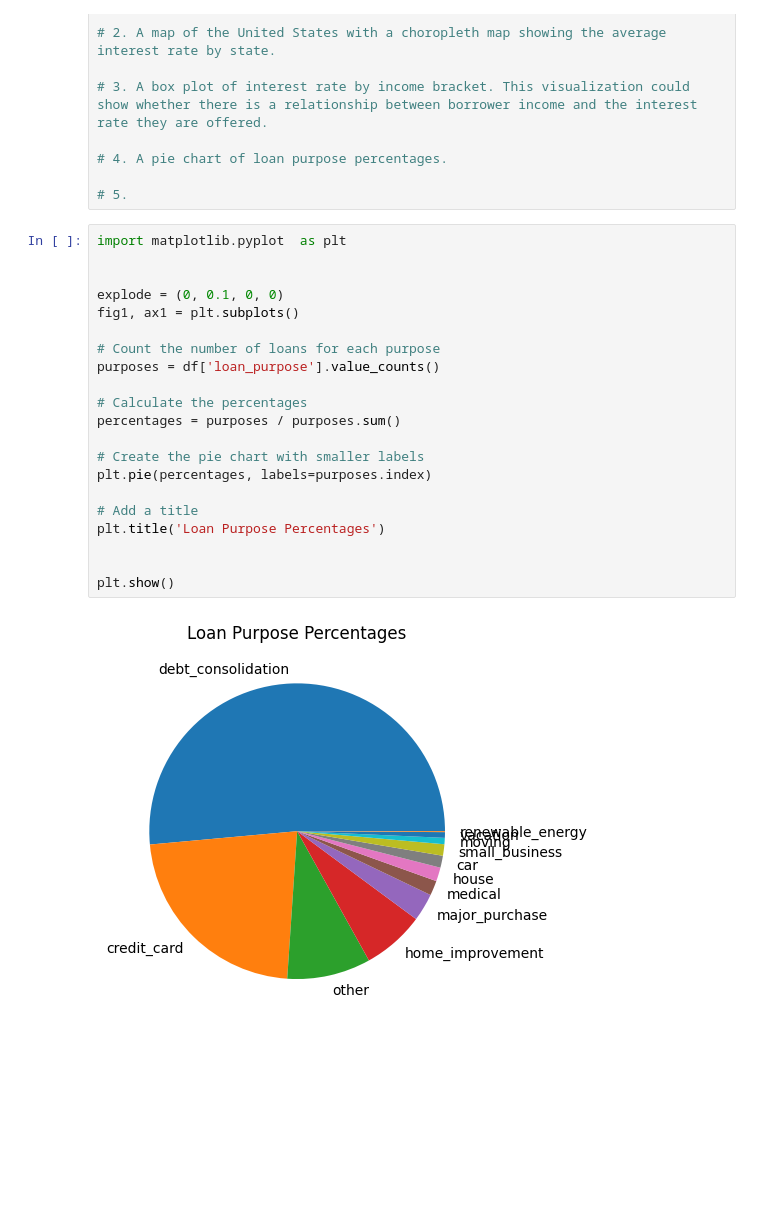
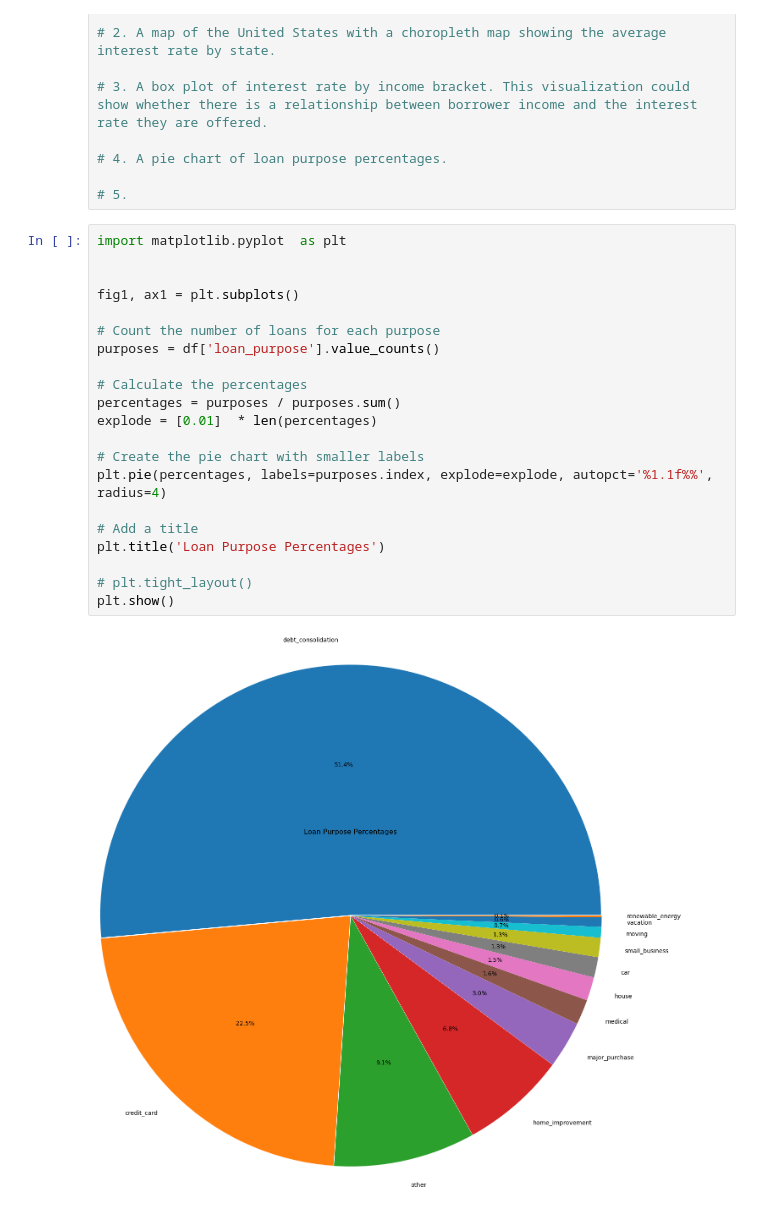
Before and after one commit to angelosSfyr/Case-Studies, a Jupyter notebook: case 1/case.ipynb, the cells around one changed output. Cells and saved outputs as stored; diff of their text form; blank space fills up the shorter version.

```diff
--- a/case 1/case.ipynb
+++ b/case 1/case.ipynb
@@ -55,23 +55,23 @@ These issues should be kept in mind when interpreting the results of any analysi
 # %%
 import matplotlib.pyplot  as plt
 
 
-explode = (0, 0.1, 0, 0)
 fig1, ax1 = plt.subplots()
 
 # Count the number of loans for each purpose
 purposes = df['loan_purpose'].value_counts()
 
 # Calculate the percentages
 percentages = purposes / purposes.sum()
+explode = [0.01]  * len(percentages)
 
 # Create the pie chart with smaller labels
-plt.pie(percentages, labels=purposes.index)
+plt.pie(percentages, labels=purposes.index, explode=explode, autopct='%1.1f%%', radius=4)
 
 # Add a title
 plt.title('Loan Purpose Percentages')
 
-
+# plt.tight_layout()
 plt.show()
 # %% [output]
-[figure, old version]
+[figure, new version]
```
Also changed, not shown: parts of 1 cell of this notebook, 1 other file.
